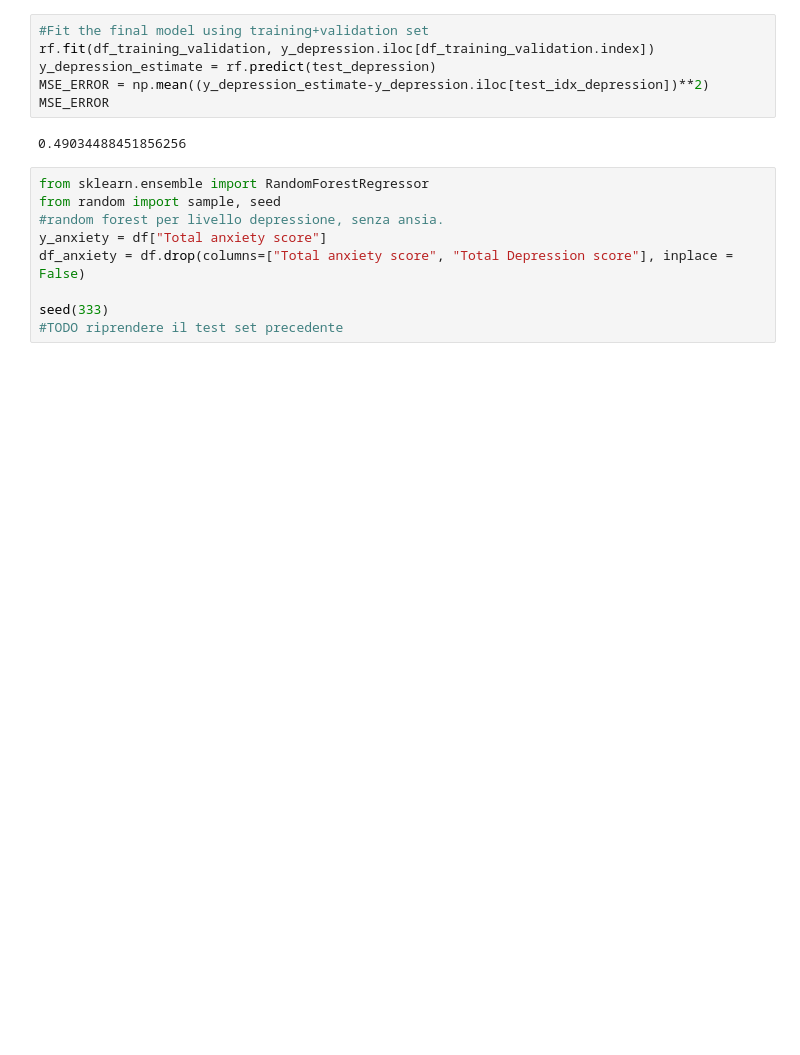
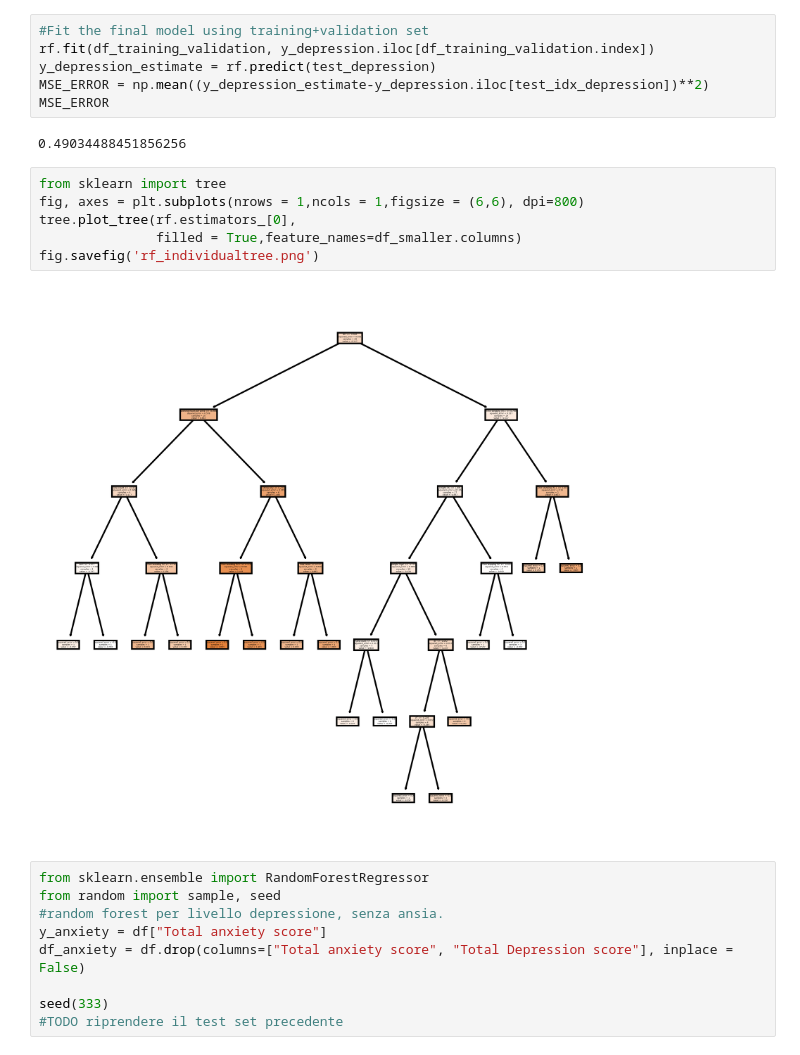
Before and after one commit to cMancio00/Contest_MASL_2023, a Jupyter notebook: random_forest.ipynb, the cells around one changed output. Drawn from its saved outputs; the diff is of its cells as text; blank space fills up the shorter version.

```diff
--- a/random_forest.ipynb
+++ b/random_forest.ipynb
@@ -107,6 +107,14 @@ MSE_ERROR = np.mean((y_depression_estimate-y_depression.iloc[test_idx_depression
 MSE_ERROR
 # %% [output]
 0.49034488451856256
+# %%
+from sklearn import tree
+fig, axes = plt.subplots(nrows = 1,ncols = 1,figsize = (6,6), dpi=800)
+tree.plot_tree(rf.estimators_[0],
+               filled = True,feature_names=df_smaller.columns)
+fig.savefig('rf_individualtree.png')
+# %% [output]
+[figure, added]
 # %%
 from sklearn.ensemble import RandomForestRegressor
 from random import sample, seed
```
Also changed, not shown: parts of 1 cell of this notebook, 2 other files.
